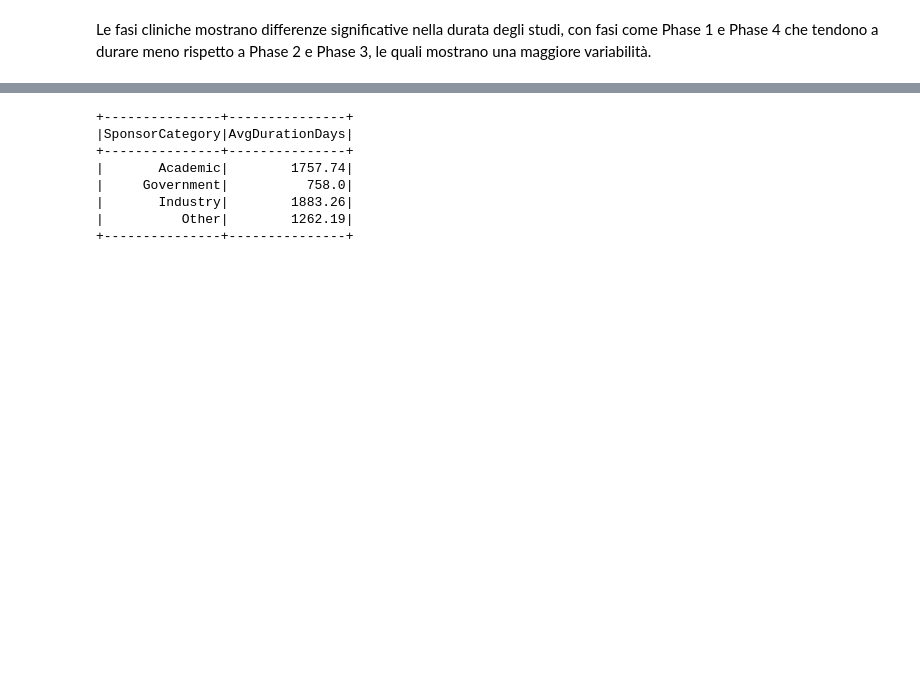
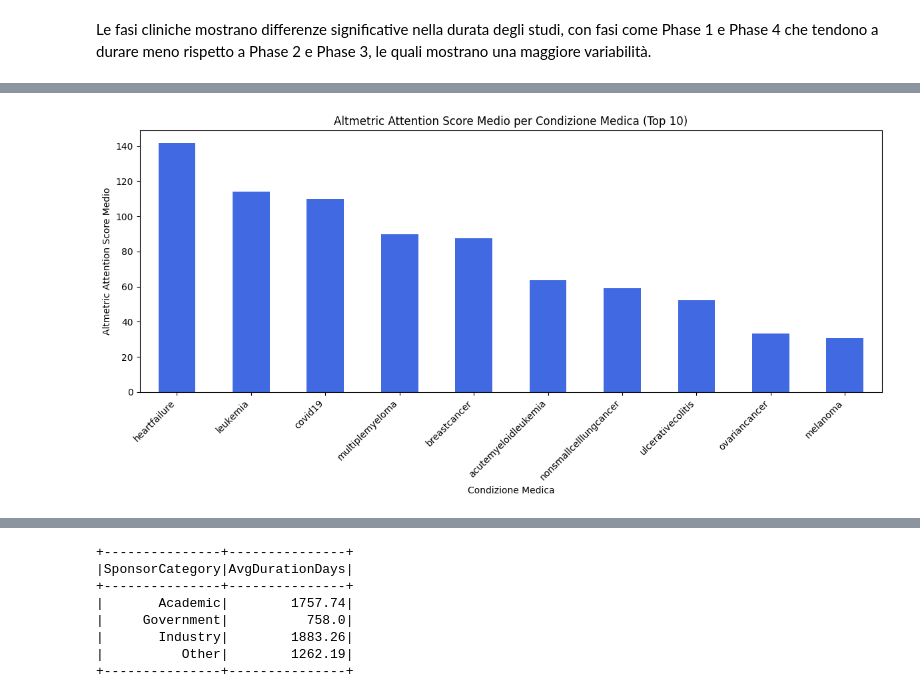
Before and after one commit to Leonard2310/MedAnalytics, a Jupyter notebook: homework.ipynb, the cells around one changed output, grey strips where cells are left out. Saved outputs shown, nothing was run; the diff lists cells and outputs as text; code cells hidden in the pictures; blank space fills up the shorter version.

Commit message:
Add new AAS vs Conditions analysis
Removed Countries vs Number of partecipants analysis

```diff
--- a/homework.ipynb
+++ b/homework.ipynb
@@ -686,0 +565,24 @@ Differenza significativa tra trial nazionali e multinazionali
+# %%
+from pyspark.sql.functions import split, explode, trim, col, avg, lower, regexp_replace
+import matplotlib.pyplot as plt
+import seaborn as sns
+
+# Divide le condizioni in lista
+df_conditions = df_clinical.withColumn("Condition", explode(split(col("Conditions"), ";")))
+
+# Rimuove spazi bianchi da ogni condizione
+df_conditions = df_conditions.withColumn("Condition", trim(col("Condition")))
+
+# Normalizza la condizione: lowercase + rimuovi spazi/trattini/underscore
+df_conditions = df_conditions.withColumn(
+    "Condition",
+    regexp_replace(lower(col("Condition")), r"[\s\-\_]", "")
+)
+
+# Conta i trial per condizione e prende le prime 10
+condition_counts = df_conditions.groupBy("Condition").count()
+top_conditions = condition_counts.orderBy(col("count").desc()).limit(10)
+
+top_conditions_list = [row['Condition'] for row in top_conditions.collect()]
+
+top_conditions.show(truncate=False)
@@ -686,0 +604,23 @@ Differenza significativa tra trial nazionali e multinazionali
+# %%
+# Filtra il DataFrame per le top 10 condizioni
+df_top = df_conditions.filter(col("Condition").isin(top_conditions_list))
+
+# Calcola la media Altmetric Attention Score per condizione
+mean_altmetric = df_top.groupBy("Condition")\
+                      .agg(avg("Altmetric Attention Score").alias("mean_altmetric"))\
+                      .orderBy(col("mean_altmetric").desc())
+
+# Converte in Pandas per la visualizzazione
+mean_altmetric_pd = mean_altmetric.toPandas().set_index('Condition')
+
+# Plot bar chart
+plt.figure(figsize=(12,6))
+mean_altmetric_pd['mean_altmetric'].plot(kind='bar', color='royalblue')
+plt.title('Altmetric Attention Score Medio per Condizione Medica (Top 10)')
+plt.ylabel('Altmetric Attention Score Medio')
+plt.xlabel('Condizione Medica')
+plt.xticks(rotation=45, ha='right')
+plt.tight_layout()
+plt.show()
+# %% [output]
+[figure, added]
```
Also changed, not shown: parts of 9 cells of this notebook.
